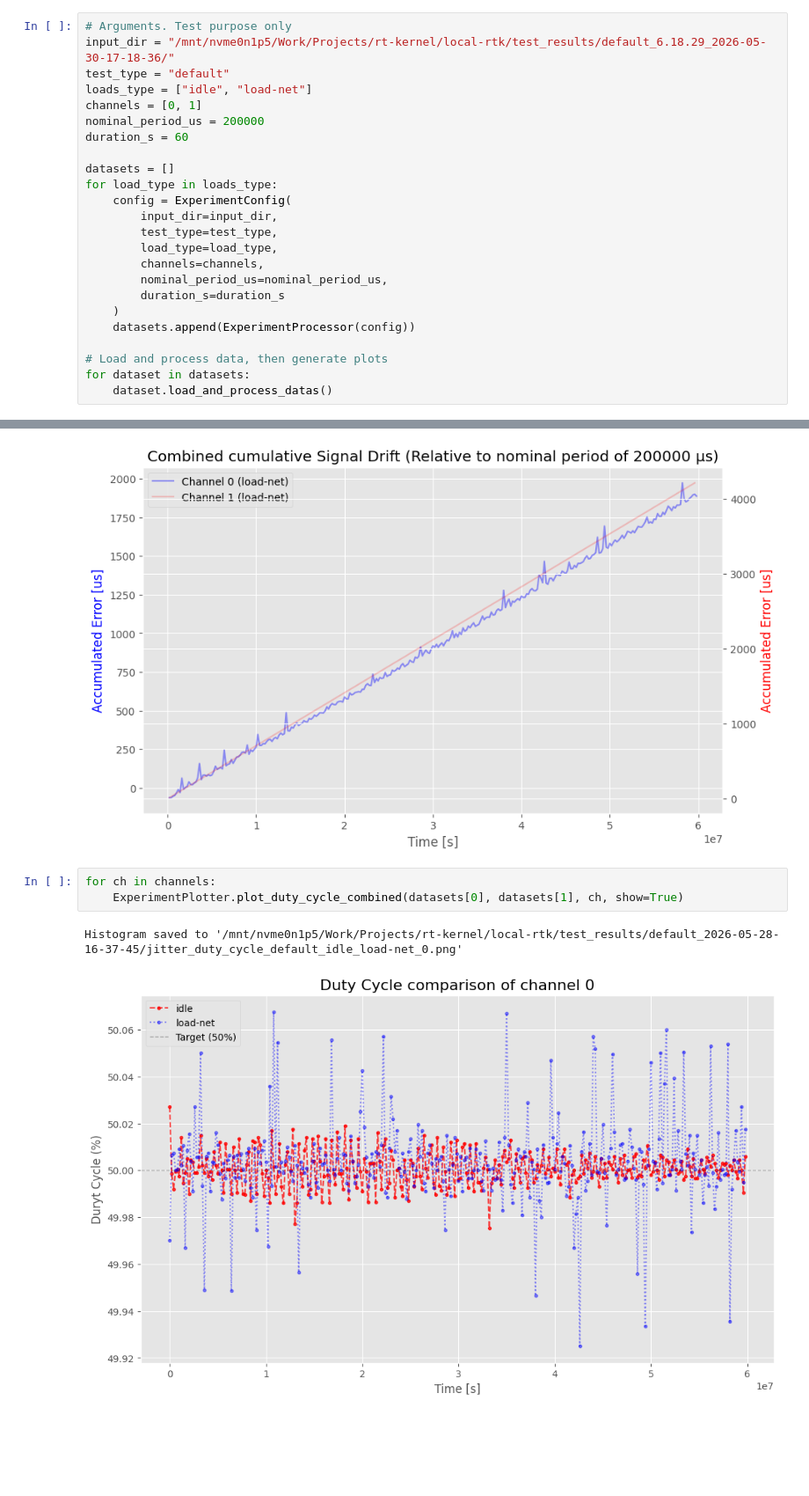
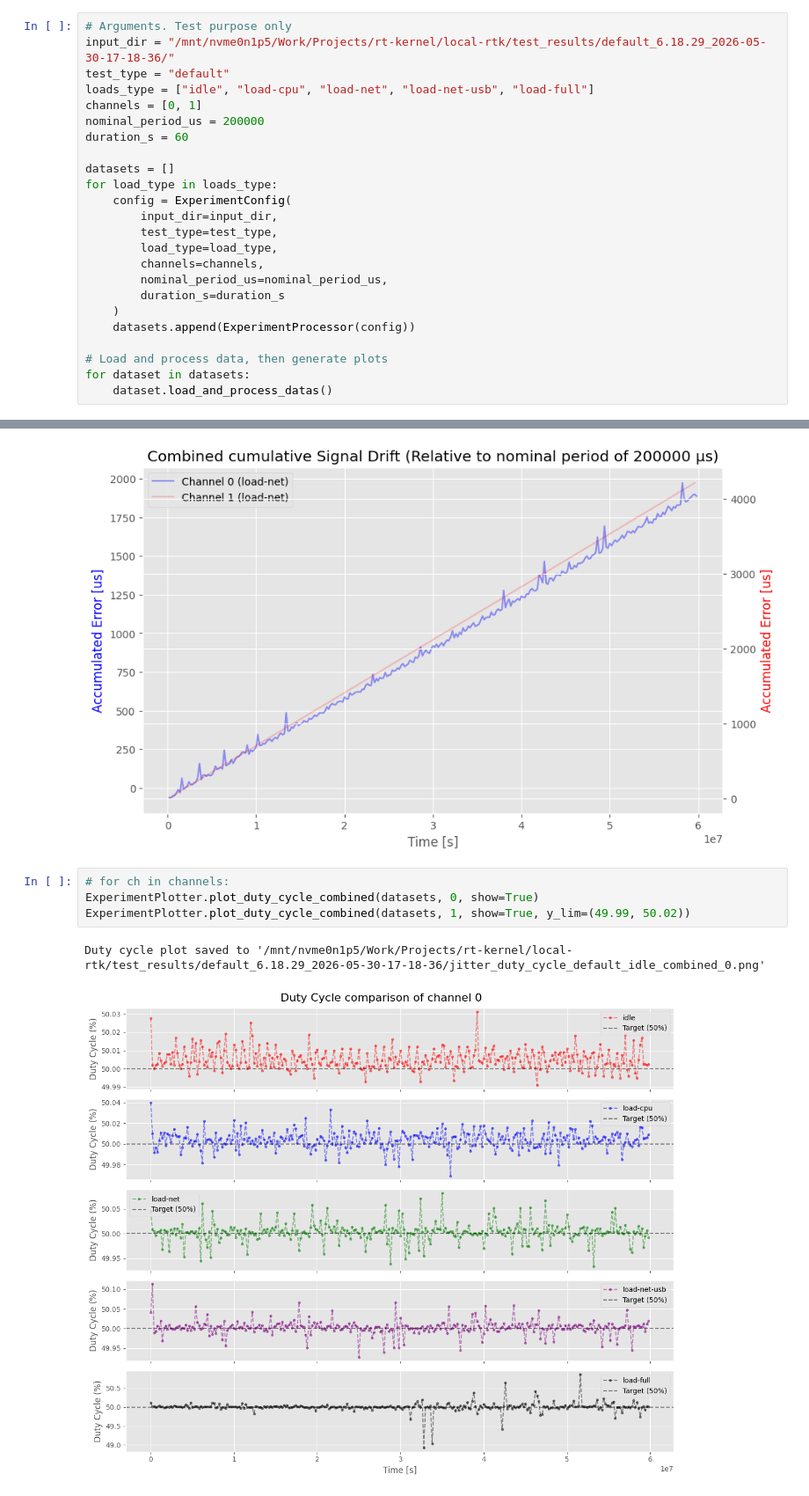
Before and after one commit to nickdante8/rt-kernel, a Jupyter notebook: local-rtk/processing/sandbox.ipynb, the cells around one changed output, grey strips where cells are left out. Shown at 88% size. Drawn from its saved outputs; the diff is of its cells as text; blank space fills up the shorter version.

Commit message:
Duty cycle combination update

```diff
--- a/local-rtk/processing/sandbox.ipynb
+++ b/local-rtk/processing/sandbox.ipynb
@@ -43,7 +43,7 @@ Module experiment found in cache. Forcing reload...
 # Arguments. Test purpose only
 input_dir = "/mnt/nvme0n1p5/Work/Projects/rt-kernel/local-rtk/test_results/default_6.18.29_2026-05-30-17-18-36/"
 test_type = "default"
-loads_type = ["idle", "load-net"]
+loads_type = ["idle", "load-cpu", "load-net", "load-net-usb", "load-full"]
 channels = [0, 1]
 nominal_period_us = 200000
 duration_s = 60
@@ -113,8 +119,9 @@ Histogram saved to '/mnt/nvme0n1p5/Work/Projects/rt-kernel/local-rtk/test_result
 Histogram saved to '/mnt/nvme0n1p5/Work/Projects/rt-kernel/local-rtk/test_results/default_2026-05-28-16-37-45/jitter_signal_drift_default_load-net_0_1.png'
 [figure]
 # %%
-for ch in channels:
-    ExperimentPlotter.plot_duty_cycle_combined(datasets[0], datasets[1], ch, show=True)
+# for ch in channels:
+ExperimentPlotter.plot_duty_cycle_combined(datasets, 0, show=True)
+ExperimentPlotter.plot_duty_cycle_combined(datasets, 1, show=True, y_lim=(49.99, 50.02))
 # %% [output]
-Histogram saved to '/mnt/nvme0n1p5/Work/Projects/rt-kernel/local-rtk/test_results/default_2026-05-28-16-37-45/jitter_duty_cycle_default_idle_load-net_0.png'
+Duty cycle plot saved to '/mnt/nvme0n1p5/Work/Projects/rt-kernel/local-rtk/test_results/default_6.18.29_2026-05-30-17-18-36/jitter_duty_cycle_default_idle_combined_0.png'
-[figure, old version]
+[figure, new version]
```
Also changed, not shown: parts of 4 cells of this notebook, 3 other files.
